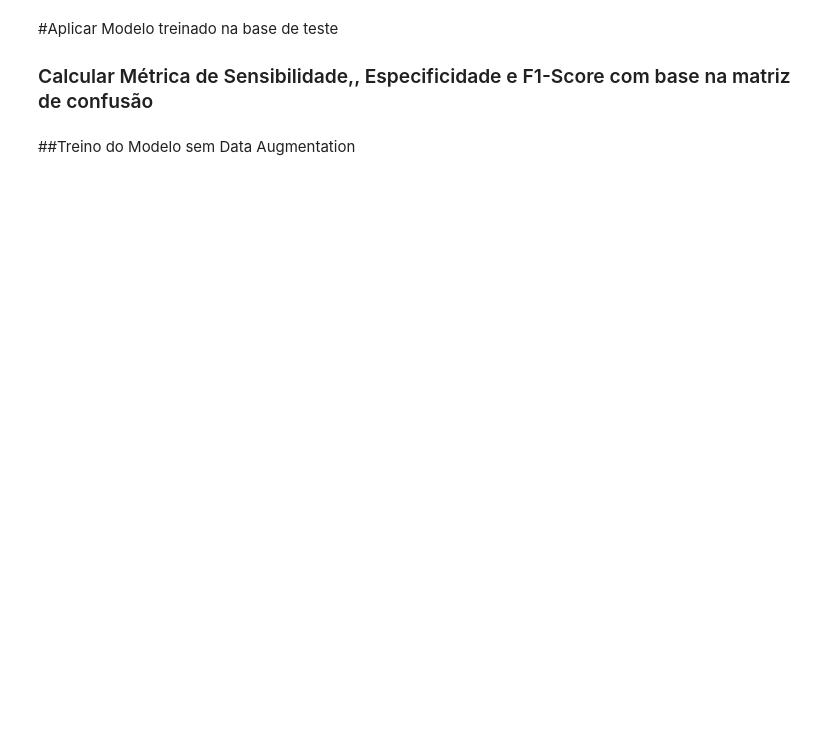
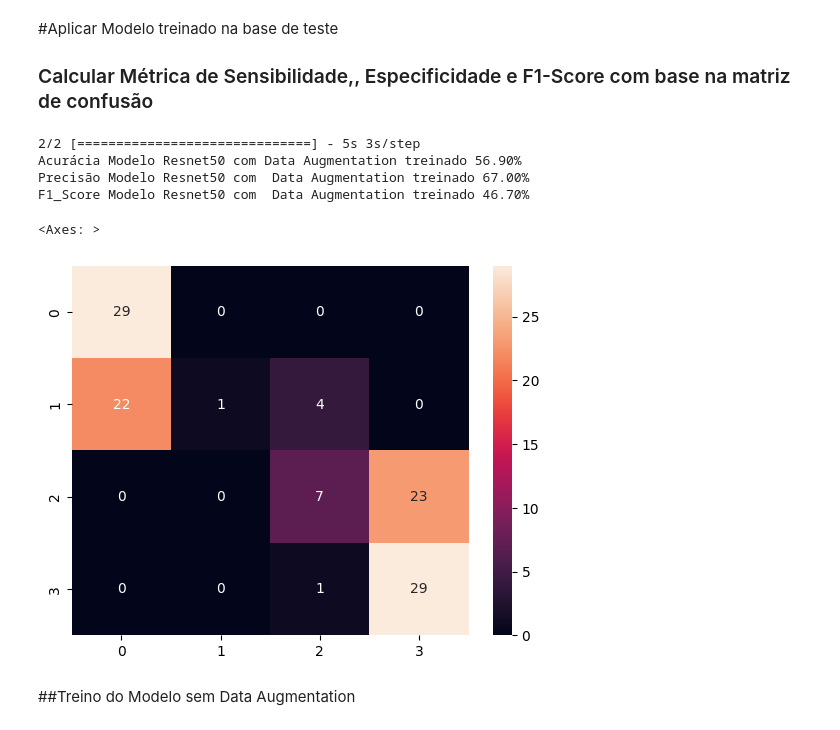
Before and after one commit to Equipe16-IAA/IAA011-VisaoComputacional, a Jupyter notebook: RedesNeurais.ipynb, the cells around one changed output. Cells and saved outputs as stored; diff of their text form; code cells hidden in the pictures; blank space fills up the shorter version.

```diff
--- a/RedesNeurais.ipynb
+++ b/RedesNeurais.ipynb
@@ -540,32 +556,42 @@ Wall time: 5min 48s
 # %%
 ##Aplicar Modelo treinado na base de teste
 ### Calcular Métrica de Sensibilidade,, Especificidade e F1-Score com base na matriz de confusão
 from sklearn.metrics import accuracy_score
 import numpy as np
 import seaborn as sns
 import matplotlib.pyplot as plt
-from sklearn.metrics import confusion_matrix
-from sklearn.metrics import accuracy_score
+from sklearn.metrics import accuracy_score, f1_score, precision_score, recall_score, classification_report, confusion_matrix
 
-model_vgg16.load_weights('img_model_resnet50.weights.best.keras') ## Inicializa o peso com o melhor treino
+model_resnet50.load_weights('img_model_resnet50.weights.best.keras') ## Inicializa o peso com o melhor treino
 
 true_classes = testgen.classes
 class_indices = traingen.class_indices
 class_indices = dict((v,k) for k,v in class_indices.items())
 
-predictions = model_vgg16.predict(testgen)
+predictions = model_resnet50.predict(testgen)
 predicted_classes = np.argmax(predictions, axis=1)
 
 
 accuracy = accuracy_score(true_classes, predicted_classes)
-print("Acurácia Modelo VGG16 com Data Augmentation treinado {:.2f}%".format(accuracy * 100))
+precision = precision_score(true_classes, predicted_classes, average='weighted')
+f1 = f1_score(true_classes, predicted_classes, average='weighted')
+print("Acurácia Modelo Resnet50 com Data Augmentation treinado {:.2f}%".format(accuracy * 100))
+print("Precisão Modelo Resnet50 com  Data Augmentation treinado {:.2f}%".format(precision * 100))
+print("F1_Score Modelo Resnet50 com  Data Augmentation treinado {:.2f}%".format(f1 * 100))
 
 # Get the names of the ten classes
 class_names = testgen.class_indices.keys()
 
 #TODO: Imprimir Matriz de confusão
 plot  = confusion_matrix(true_classes, predicted_classes)
 sns.heatmap(plot, annot=True, fmt='d', xticklabels=class_names, yticklabels=class_names)
+# %% [output]
+2/2 [==============================] - 5s 3s/step
+Acurácia Modelo Resnet50 com Data Augmentation treinado 56.90%
+Precisão Modelo Resnet50 com  Data Augmentation treinado 67.00%
+F1_Score Modelo Resnet50 com  Data Augmentation treinado 46.70%
+<Axes: >
+[figure, added]
 # %% [markdown]
 ##Treino do Modelo sem Data Augmentation
 # %%
```
Also changed, not shown: parts of 7 cells of this notebook.
